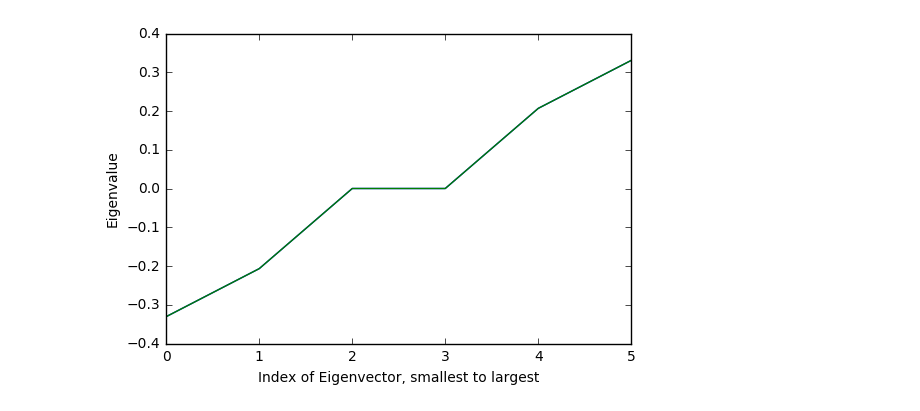
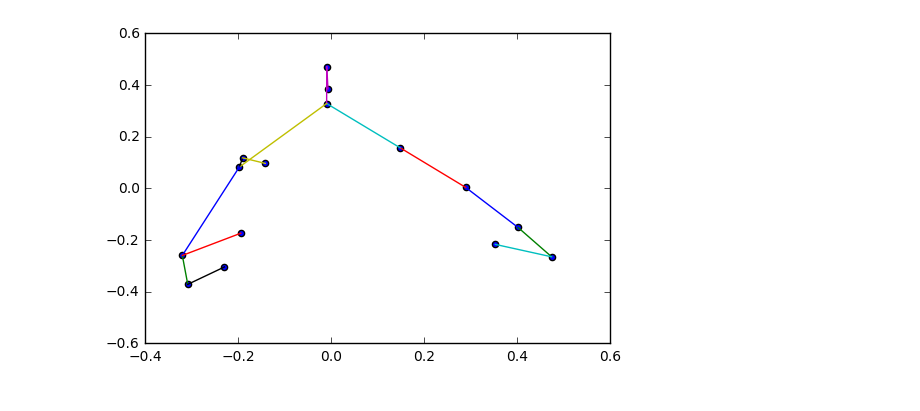
Before and after one commit to KMNitesh/rtg-networks, a Jupyter notebook: Class Graph.ipynb, the cells around one changed output. Cells and saved outputs as stored; diff of their text form; code cells hidden in the pictures.

```diff
--- a/Class Graph.ipynb
+++ b/Class Graph.ipynb
@@ -24,5 +22,5 @@ g2.compute("adjacency")
 # %%
-g2.plot_eigenvals()
+g3.plot_eigenvectors()
 plt.show()
 # %% [output]
-[figure, old version]
+[figure, new version]
```
Also changed, not shown: parts of 22 cells of this notebook, 1 other file.
